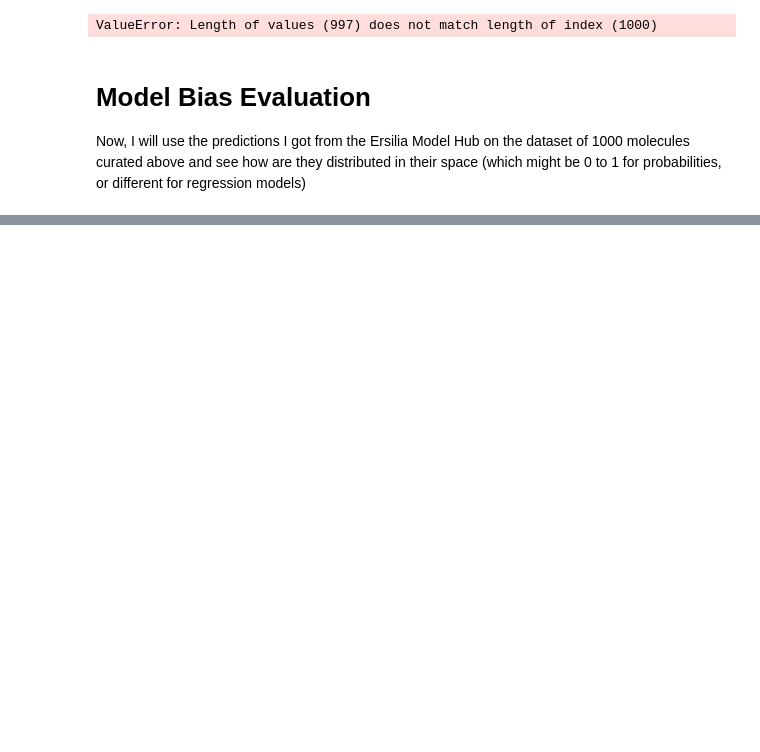
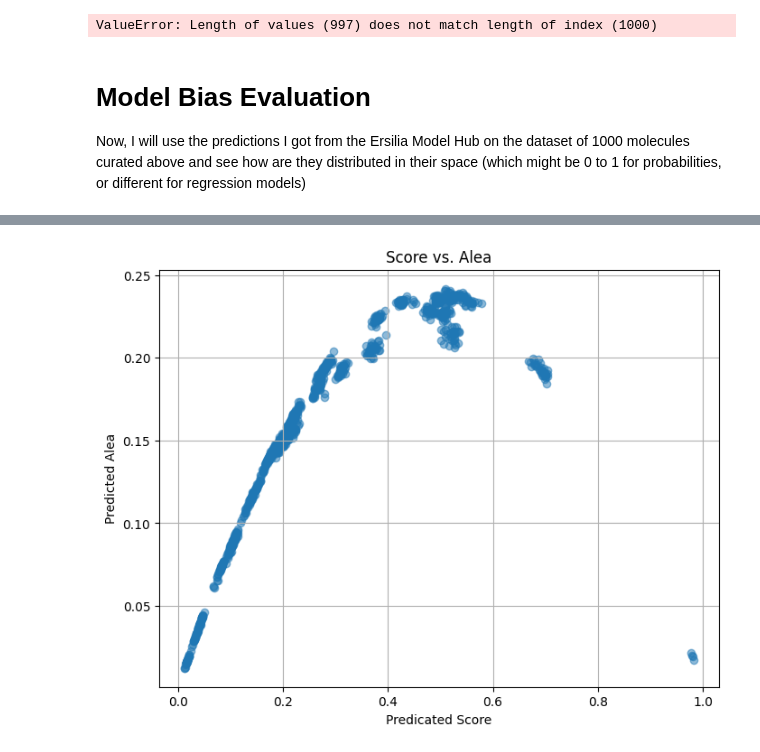
Before and after one commit to jona42-ui/eos4tcc-model-validation, a Jupyter notebook: notebooks/00_model_bias.ipynb, the cells around one changed output, grey strips where cells are left out. Cells and saved outputs as stored; diff of their text form; code cells hidden in the pictures; blank space fills up the shorter version.

```diff
--- a/notebooks/00_model_bias.ipynb
+++ b/notebooks/00_model_bias.ipynb
@@ -153,0 +220,15 @@ Now, I will use the predictions I got from the Ersilia Model Hub on the dataset
+# %%
+# analysis of  'score' and 'alea' columns
+score_values = predictions_df['score']
+alea_values = predictions_df['alea']
+
+# Create scatter plot
+plt.figure(figsize=(8, 6))
+plt.scatter(score_values, alea_values, alpha=0.5)
+plt.title('Score vs. Alea')
+plt.xlabel('Predicated Score')
+plt.ylabel('Predicted Alea')
+plt.grid(True)
+plt.show()
+# %% [output]
+[figure, added]
```
Also changed, not shown: parts of 7 cells of this notebook, 1 other file.
